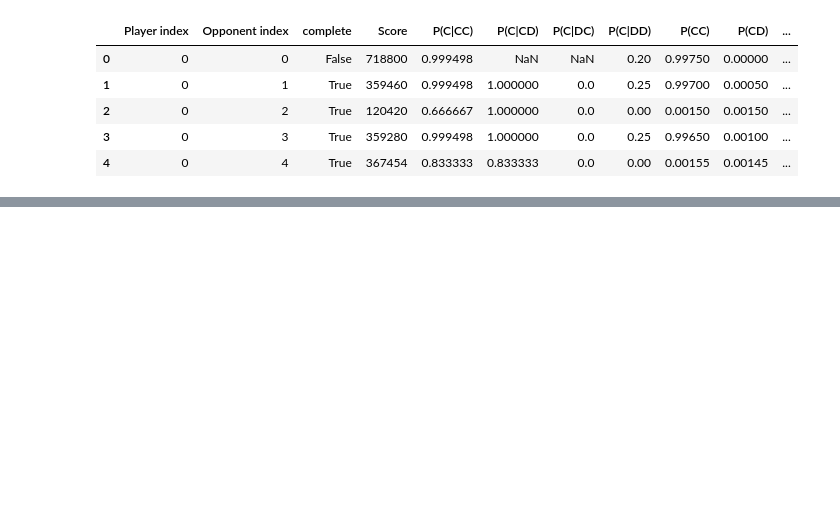
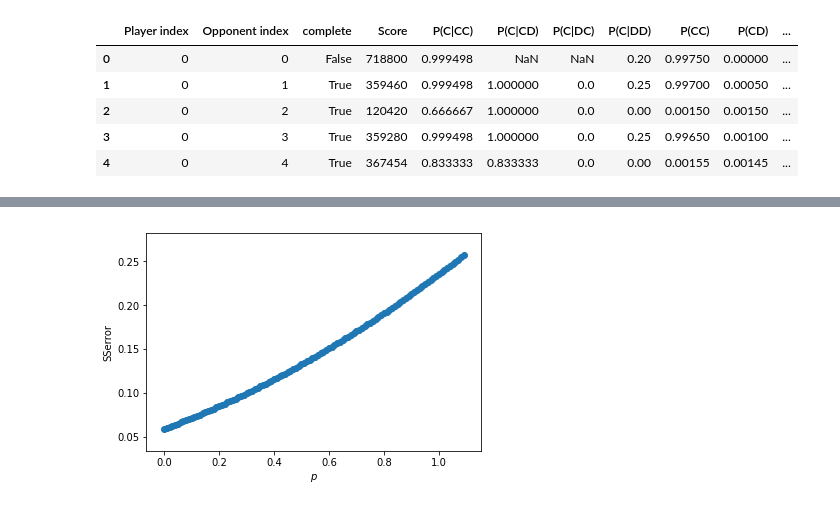
Before and after one commit to drvinceknight/testing_for_ZD, a Jupyter notebook: assets/img/distribution-of-sse-values/main.ipynb, the cells around one changed output, grey strips where cells are left out. Saved outputs shown, nothing was run; the diff lists cells and outputs as text; code cells hidden in the pictures; blank space fills up the shorter version.

```diff
--- a/assets/img/distribution-of-sse-values/main.ipynb
+++ b/assets/img/distribution-of-sse-values/main.ipynb
@@ -43,0 +65,14 @@ fig.tight_layout()
+# %%
+probs = np.arange(0, 1.1, 0.01)
+sserrors = []
+for prob in probs:
+    p = np.array([prob for _ in range(4)])
+    xstar, residual = zd.get_least_squares(p)
+    sserrors.append(residual)
+
+plt.figure()
+plt.scatter(probs, sserrors)
+plt.xlabel("$p$")
+plt.ylabel("SSerror");
+# %% [output]
+[figure, added]
```
Also changed, not shown: parts of 6 cells of this notebook.
